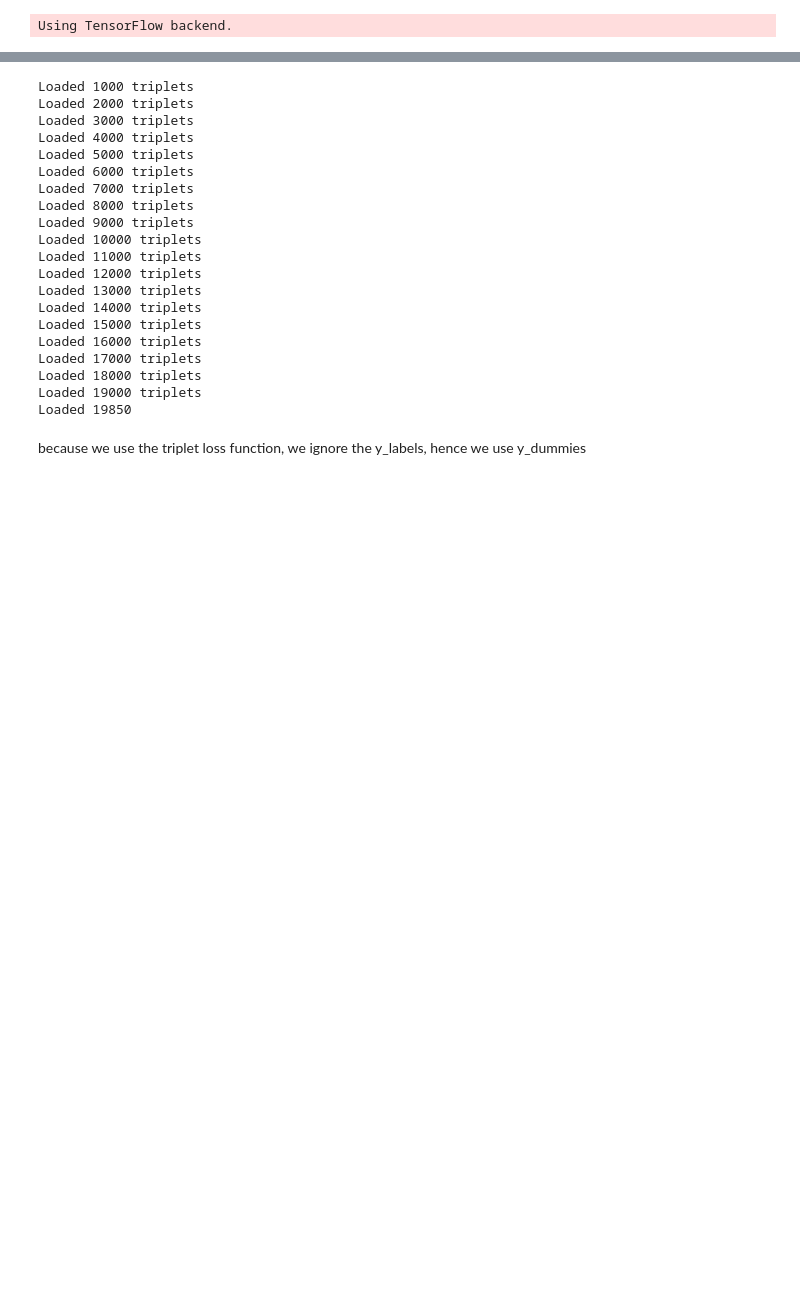
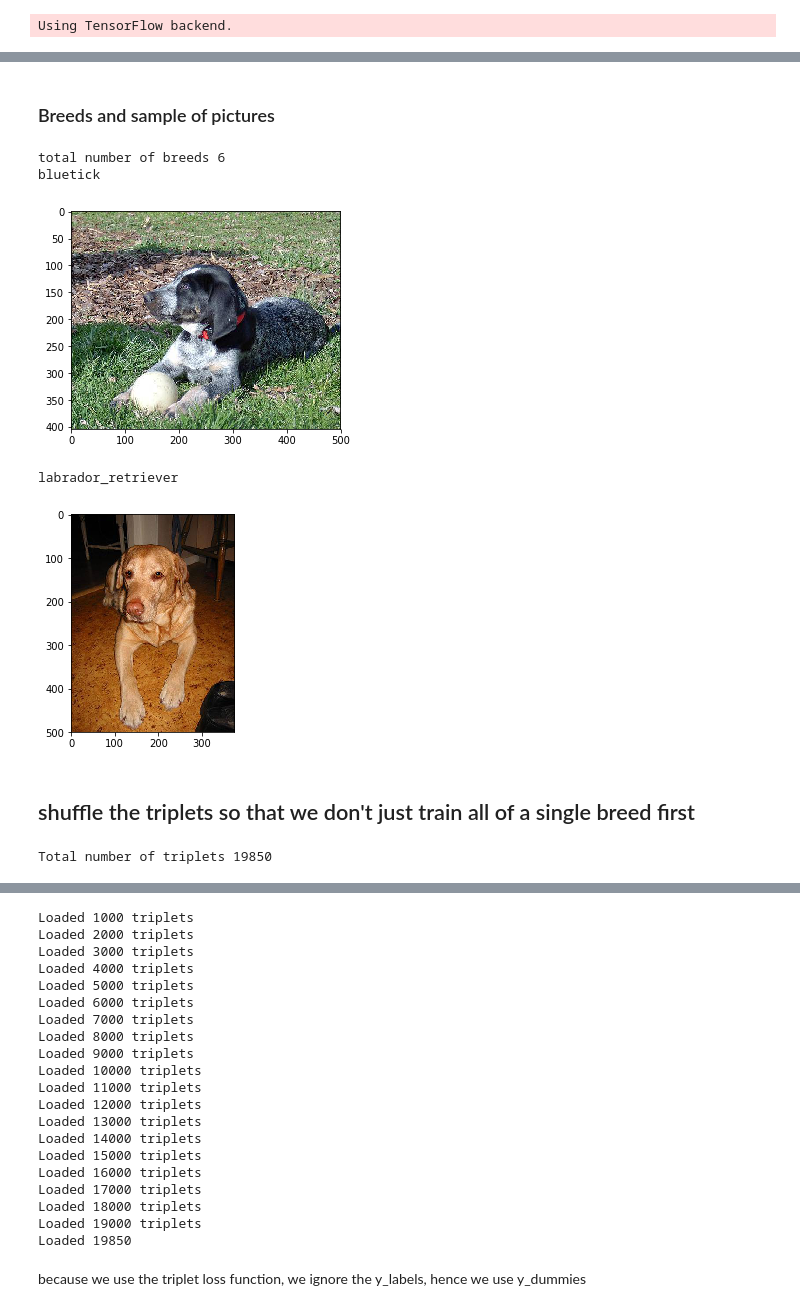
Before and after one commit to alechfho/dog_breed, a Jupyter notebook: doggie_breed_new.ipynb, the cells around one changed output, grey strips where cells are left out. Saved outputs shown, nothing was run; the diff lists cells and outputs as text; code cells hidden in the pictures; blank space fills up the shorter version.

```diff
--- a/doggie_breed_new.ipynb
+++ b/doggie_breed_new.ipynb
@@ -57,0 +25,7 @@ weimaraner                     68       68    68      68
+# %%
+N_ANCHORS = ANCHORS_10
+ENCODING_STRATEGY = VGG19_4096
+ENCODING_SIZE = 4096
+INPUT_FILE_PATH = './input/labels_train_small'
+
+random.seed()
@@ -57,0 +34,20 @@ weimaraner                     68       68    68      68
+# %%
+def sample_by_breed(df_train):
+    breeds = df_train['breed'].unique()
+    random.seed()
+    breed = breeds[random.randint(0, len(breeds) - 1)]
+    df_breed = df_train.loc[(df_train['breed'] == breed)]
+    random_index = random.randint(0, (df_breed.shape[0] - 1))
+    print(breed)
+    show_img(df_breed.iloc[random_index].id)
+
+
+def show_img(image_id):
+    img = Image.open(IMAGE_DIR + '/{name}.jpg'.format(name=image_id))
+    plt.imshow(img)
+    plt.show()
+
+
+training_file_path = get_path(INPUT_FILE_PATH, N_ANCHORS, ENCODING_STRATEGY)
+
+df_train = pd.read_csv(training_file_path('anchor'))
@@ -57,0 +68,15 @@ weimaraner                     68       68    68      68
+# %% [markdown]
+### Breeds and sample of pictures
+# %%
+breeds = df_train['breed'].unique()
+
+print('total number of breeds ' + str(len(breeds)))
+
+sample_by_breed(df_train)
+sample_by_breed(df_train)
+# %% [output]
+total number of breeds 6
+bluetick
+[figure, added]
+labrador_retriever
+[figure, added]
@@ -58 +88,8 @@ weimaraner                     68       68    68      68
+# %% [markdown]
+## shuffle the triplets so that we don't just train all of a single breed first
+# %%
+df_triplets = shuffle_triplets(df_triplets)
+print('Total number of triplets ' + str(df_triplets.shape[0]))
+# %% [output]
+Total number of triplets 19850
 # %%
```
Also changed, not shown: parts of 19 cells of this notebook, 7 other files.
